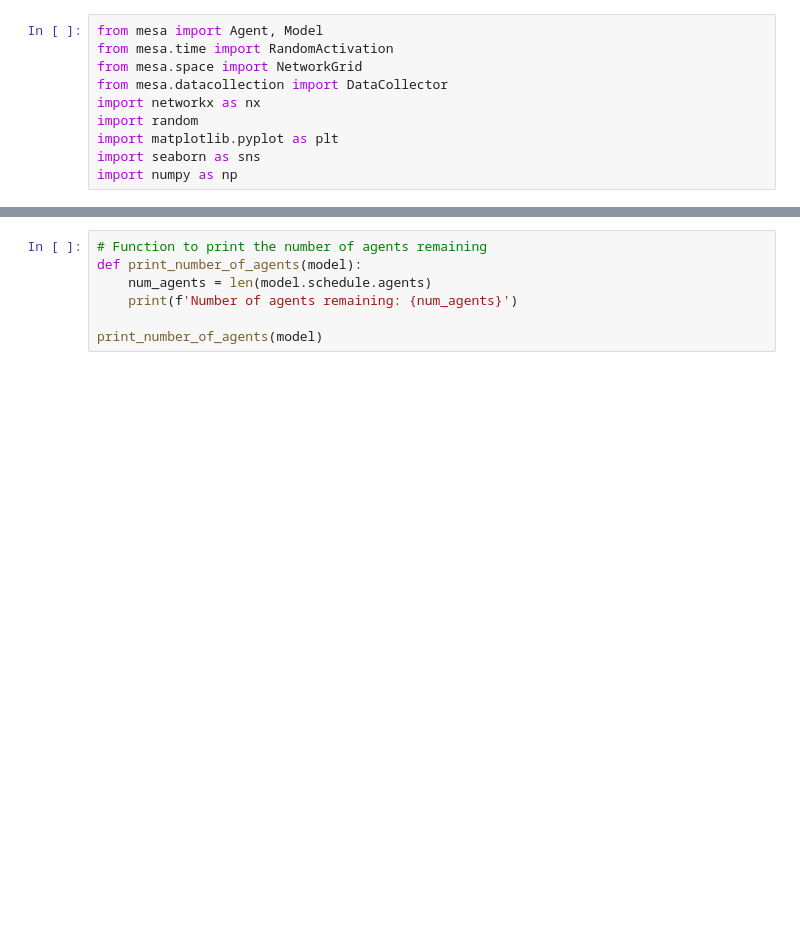
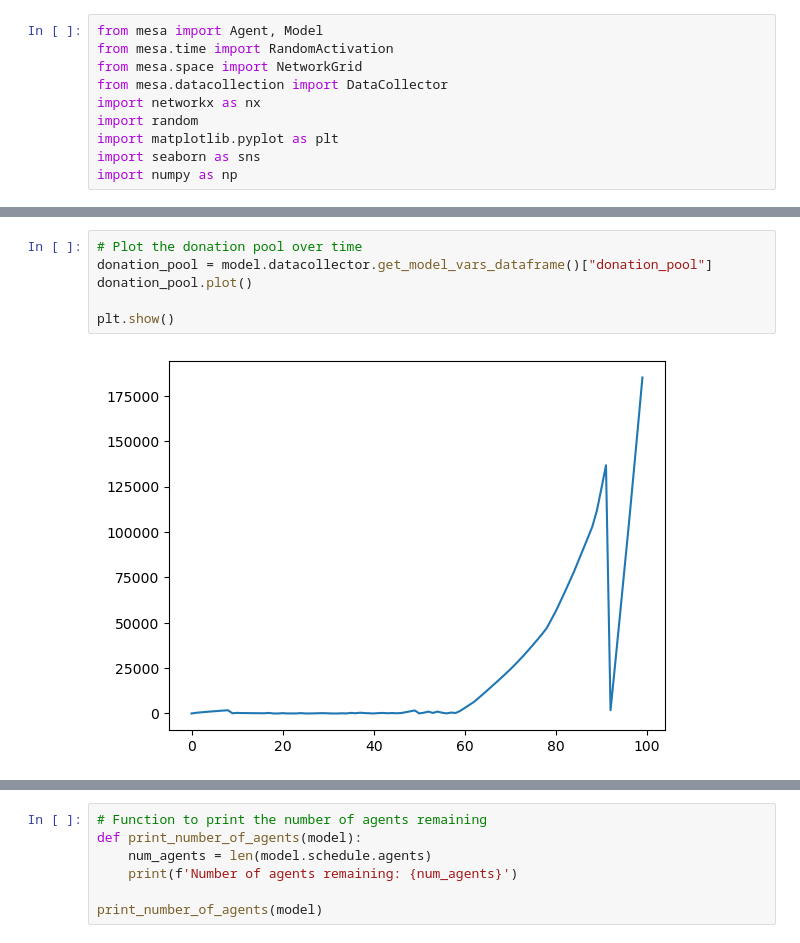
Before and after one commit to pollockDeVis/sfi_hw_normal_change, a Jupyter notebook: combined_model.ipynb, the cells around one changed output, grey strips where cells are left out. Saved outputs shown, nothing was run; the diff lists cells and outputs as text; blank space fills up the shorter version.

```diff
--- a/combined_model.ipynb
+++ b/combined_model.ipynb
@@ -277,3 +315,11 @@ plt.show()
+# %%
+# Plot the donation pool over time
+donation_pool = model.datacollector.get_model_vars_dataframe()["donation_pool"]
+donation_pool.plot()
+
+plt.show()
+# %% [output]
+[figure, added]
 # %%
 # Function to plot wealth distribution
 def plot_wealth_distribution(model):
```
Also changed, not shown: parts of 4 cells of this notebook.
